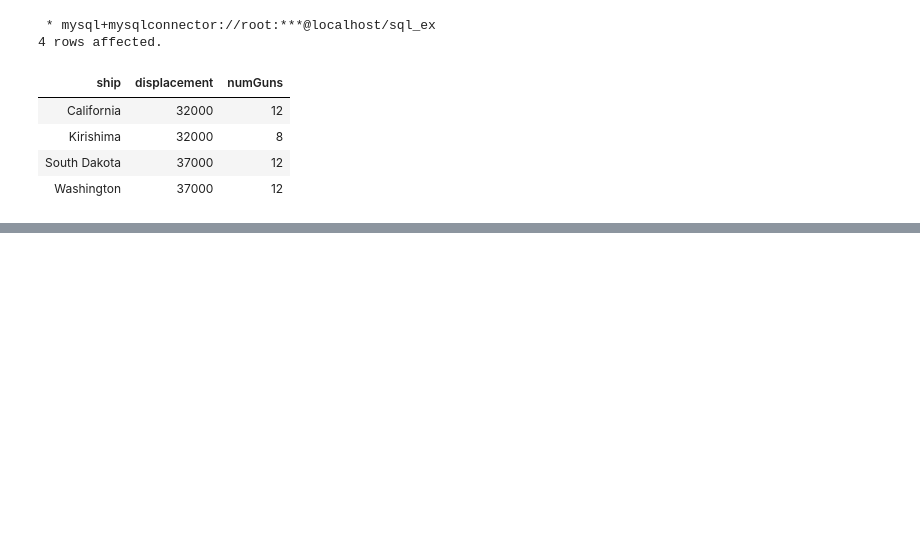
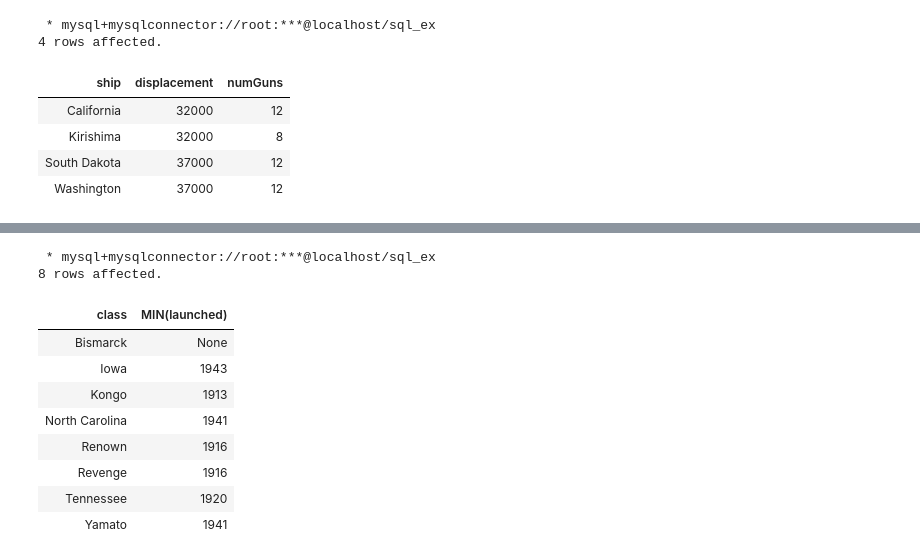
Before and after one commit to dided-s/sql-ex, a Jupyter notebook: select-training/ships/tasks.ipynb, the cells around one changed output, grey strips where cells are left out. Drawn from its saved outputs; the diff is of its cells as text; code cells hidden in the pictures; blank space fills up the shorter version.

```diff
--- a/select-training/ships/tasks.ipynb
+++ b/select-training/ships/tasks.ipynb
@@ -367,0 +599,19 @@ SELECT DISTINCT outcomes.ship,
+# %%
+%%sql
+SELECT classes.class, MIN(launched)
+  FROM classes
+       LEFT JOIN ships
+       ON ships.class = classes.class
+ GROUP BY classes.class;
+# %% [output]
+ * mysql+mysqlconnector://root:***@localhost/sql_ex
+8 rows affected.
+| class | MIN(launched) |
+| Bismarck | None |
+| Iowa | 1943 |
+| Kongo | 1913 |
+| North Carolina | 1941 |
+| Renown | 1916 |
+| Revenge | 1916 |
+| Tennessee | 1920 |
+| Yamato | 1941 |
```
Also changed, not shown: parts of 21 cells of this notebook, 11 other files.
